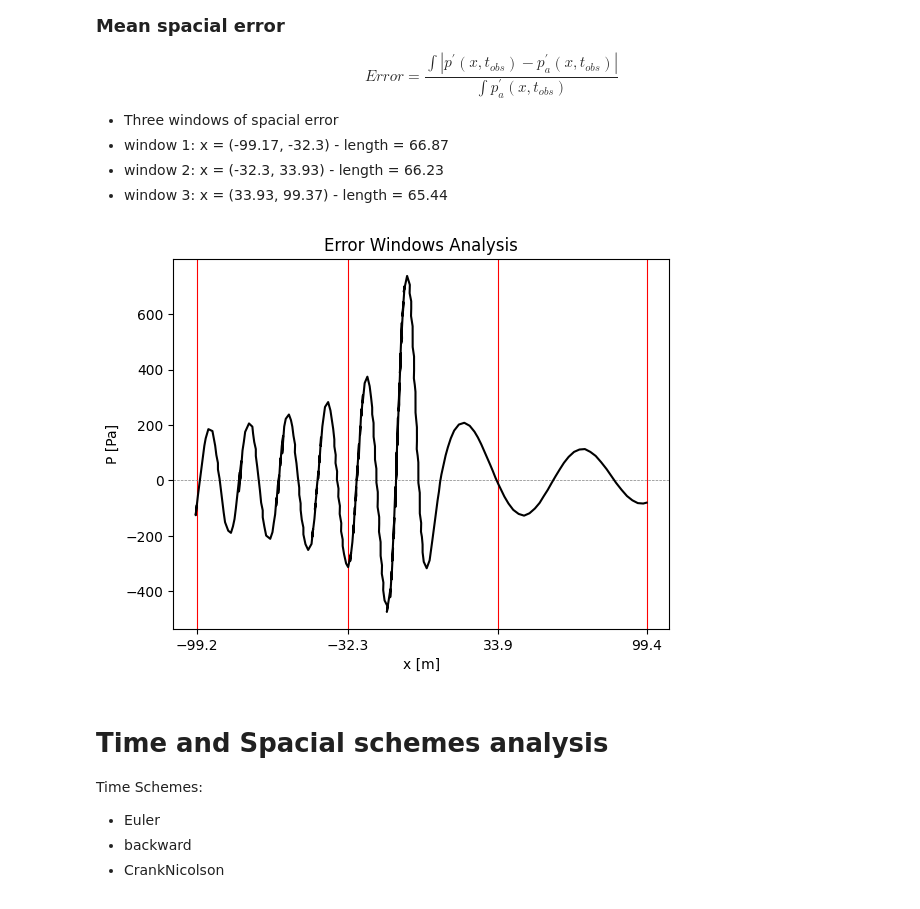
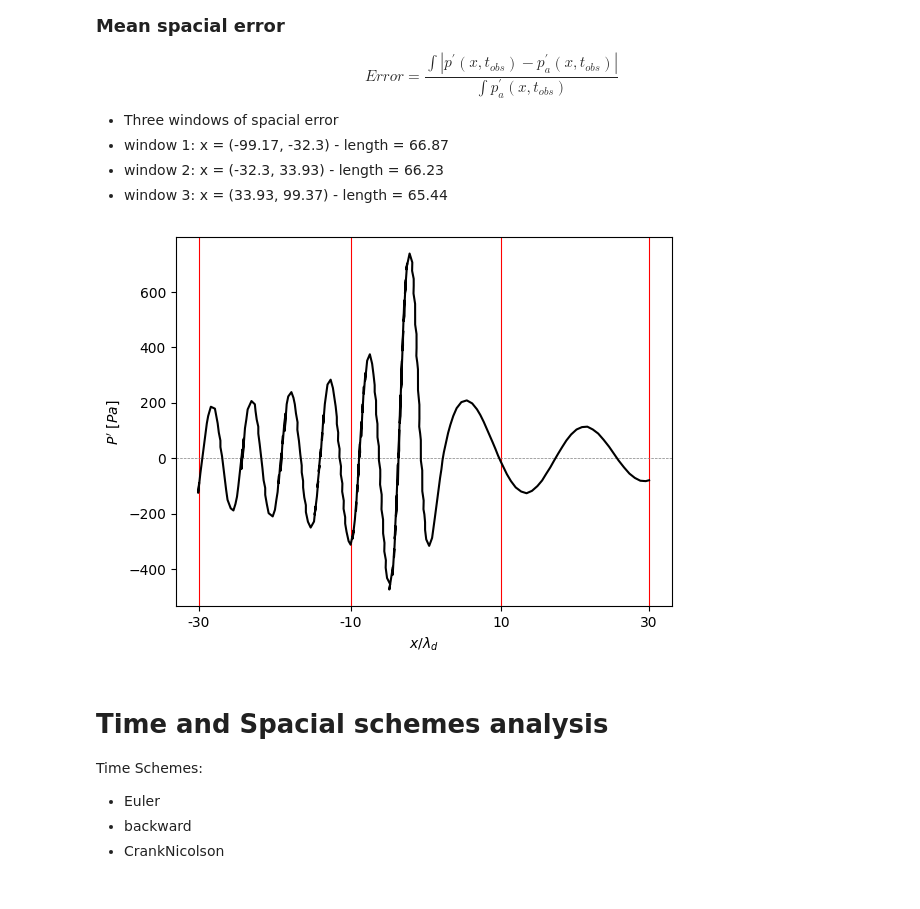
Before and after one commit to Widmark-Kaue/Aeroacoustics-Monopole-Errors, a Jupyter notebook: scripts/schemes.ipynb, the cells around one changed output. Drawn from its saved outputs; the diff is of its cells as text; code cells hidden in the pictures.

Commit message:
feat: include new analysis

```diff
--- a/scripts/schemes.ipynb
+++ b/scripts/schemes.ipynb
@@ -18,32 +18,31 @@ $$Error = \dfrac{\int |p^{'}(x,t_{obs}) - p_a^{'}(x,t_{obs})|}{\int p_a^{'}(x,t_
 # %%
 save = False
 sol = PATH_DATA.joinpath('monopoleFlow', 'analiticSolution2s.dat')
 sol = PATH_DATA.joinpath('monopoleFlow', 'analiticSolution2s.dat')
 xa,pa = loadtxt(sol, unpack=True)
 win = 3
 window = (xa[-1]- xa[0])/win
 pos = 0
 ticks = [xa[0]]
 for i in range(win):
     begin = pos
     pos   = xa.searchsorted(xa[0] + (i+1)*window)
     end   = pos
     ticks.append(xa[end])
 
 plt.axhline(0, color = 'gray', linestyle = '--', linewidth = 0.5)
 plt.plot(xa,pa, 'k')
 
-plt.title('Error Windows Analysis')
-plt.xlabel('x [m]')
-plt.ylabel('P [Pa]')
+plt.xlabel(r'$x/\lambda_d$')
+plt.ylabel(r"$P' \ [Pa]$")
 
-plt.xticks(ticks)
+plt.xticks(ticks, ['-30','-10', '10', '30'])
 plt.grid(axis='x', color = 'r')
 if save:
     plt.savefig(PATH_IMAGES.joinpath('windows.png'), format = 'png', dpi = 720)
 plt.show()
 # %% [output]
-[figure, old version]
+[figure, new version]
 # %% [markdown]
 # Time and Spacial schemes analysis
 Time Schemes:
```
Also changed, not shown: 2 other files.
